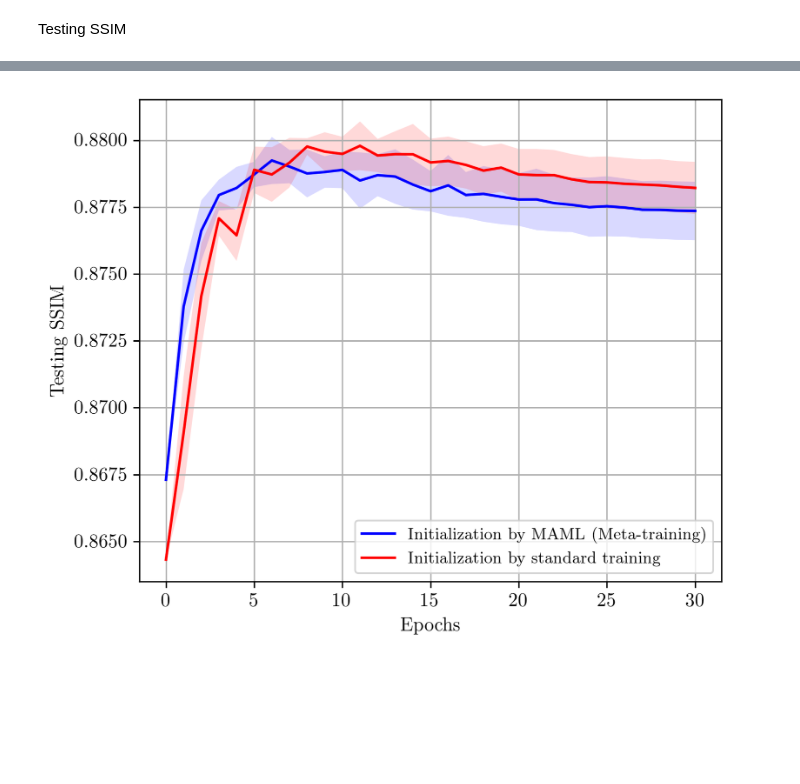
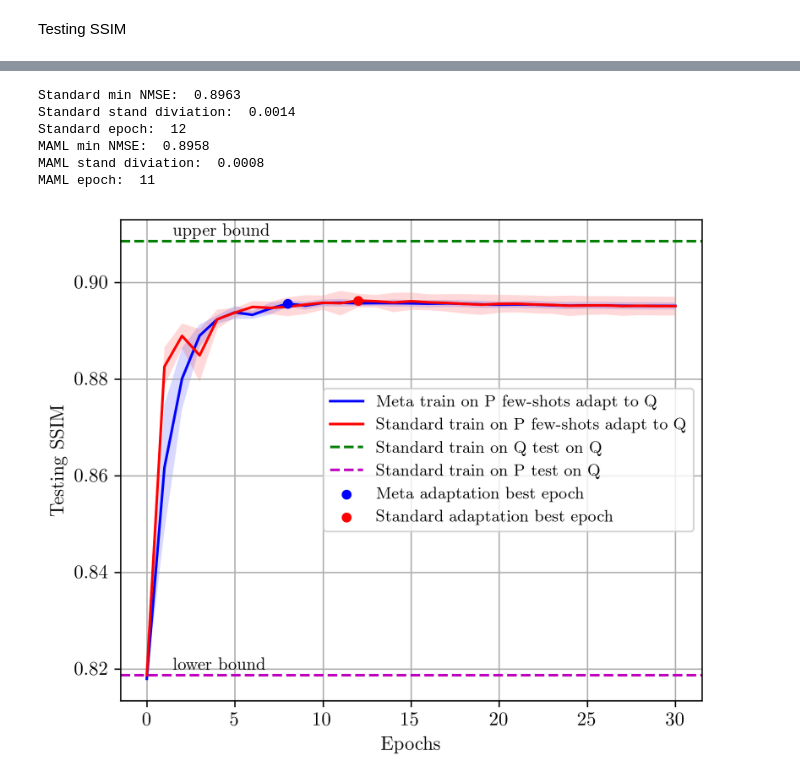
Before and after one commit to ChengYan97/metaMRI, a Jupyter notebook: run_fastMRI/sup_few-shots_cal_plot.ipynb, the cells around one changed output, grey strips where cells are left out. Saved outputs shown, nothing was run; the diff lists cells and outputs as text; code cells hidden in the pictures; blank space fills up the shorter version.

```diff
--- a/run_fastMRI/sup_few-shots_cal_plot.ipynb
+++ b/run_fastMRI/sup_few-shots_cal_plot.ipynb
@@ -76,13 +76,13 @@ data2 = []
 
 for i in range(1,6):
     # read csv
-    filename1 = f"/cheng/metaMRI/metaMRI/save/Conclusion 1/CAlr_Q1-3_adaption_5-shots/run-metaMRI_save_E_sup_maml_5few-adapt_lrCA0.001_Q3_seed{i}-tag-Testing NMSE.csv"
+    filename1 = f"/cheng/metaMRI/metaMRI/save/Conclusion 1/CAlr_Q1-3_adaption_5-shots/run-metaMRI_save_E_sup_maml_5few-adapt_lrCA0.001_Q2_seed{i}-tag-Testing NMSE.csv"
     df1 = pd.read_csv(filename1)
     # extract value
     values1 = df1['Value'].values
     data1.append(values1)
     # read csv
-    filename2 = f"/cheng/metaMRI/metaMRI/save/Conclusion 1/CAlr_Q1-3_adaption_5-shots/run-metaMRI_save_E_sup_standard_5few-adapt_lrCA0.001_Q3_seed{i}-tag-Testing NMSE.csv"
+    filename2 = f"/cheng/metaMRI/metaMRI/save/Conclusion 1/CAlr_Q1-3_adaption_5-shots/run-metaMRI_save_E_sup_standard_5few-adapt_lrCA0.001_Q2_seed{i}-tag-Testing NMSE.csv"
     df2 = pd.read_csv(filename2)
     # extract value
     values2 = df2['Value'].values
@@ -152,13 +152,13 @@ data2 = []
 
 for i in range(1,6):
     # read csv
-    filename1 = f"/cheng/metaMRI/metaMRI/save/Conclusion 1/CAlr_Q1-3_adaption_5-shots/run-metaMRI_save_E_sup_maml_5few-adapt_lrCA0.001_Q3_seed{i}-tag-Testing SSIM.csv"
+    filename1 = f"/cheng/metaMRI/metaMRI/save/Conclusion 1/CAlr_Q1-3_adaption_5-shots/run-metaMRI_save_E_sup_maml_5few-adapt_lrCA0.001_Q1_seed{i}-tag-Testing SSIM.csv"
     df1 = pd.read_csv(filename1)
     # extract value
     values1 = df1['Value'].values
     data1.append(values1)
     # read csv
-    filename2 = f"/cheng/metaMRI/metaMRI/save/Conclusion 1/CAlr_Q1-3_adaption_5-shots/run-metaMRI_save_E_sup_standard_5few-adapt_lrCA0.001_Q3_seed{i}-tag-Testing SSIM.csv"
+    filename2 = f"/cheng/metaMRI/metaMRI/save/Conclusion 1/CAlr_Q1-3_adaption_5-shots/run-metaMRI_save_E_sup_standard_5few-adapt_lrCA0.001_Q1_seed{i}-tag-Testing SSIM.csv"
     df2 = pd.read_csv(filename2)
     # extract value
     values2 = df2['Value'].values
@@ -197,19 +197,49 @@ MAML stand diviation:  0.0009
+# %%
+max_index2 = np.argmax(mean_values2)
+print('Standard min NMSE: ',  round(mean_values2[max_index2], 4))
+print('Standard stand diviation: ', round(std_values2[max_index2], 4))
+print('Standard epoch: ', max_index2)
+
+max_index1 = np.argmax(mean_values1)
+print('MAML min NMSE: ',  round(mean_values1[max_index1], 4))
+print('MAML stand diviation: ', round(std_values1[max_index1], 4))
+print('MAML epoch: ', max_index1)
+# %% [output]
+Standard min NMSE:  0.8963
+Standard stand diviation:  0.0014
+Standard epoch:  12
+MAML min NMSE:  0.8958
+MAML stand diviation:  0.0008
+MAML epoch:  11
+# %%
+max_index1 = 8
 # %%
+upper_bound = 0.9085
+lower_bound = 0.8187
+
 plt.figure(figsize=(6,5),dpi=300)
+plt.grid(True, zorder=1)    # grid on bottom
+# alpha: transparency
+plt.plot(range(0, 31), mean_values1, color=colors[0], label='Meta train on P few-shots adapt to Q')
+plt.fill_between(range(0, 31), mean_values1 - std_values1, mean_values1 + std_values1, color=colors[0], alpha=0.15, edgecolor=None)
+plt.plot(range(0, 31), mean_values2, color=colors[1], label='Standard train on P few-shots adapt to Q')
+plt.fill_between(range(0, 31), mean_values2 - std_values2, mean_values2 + std_values2, color=colors[1], alpha=0.15, edgecolor=None)
 
-# alpha: transparency
-plt.plot(range(0, 31), mean_values1, color=colors[0], label='Initialization by MAML (Meta-training)')
-plt.fill_between(range(0, 31), mean_values1 - std_values1, mean_values1 + std_values1, color=colors[0], alpha=0.15, edgecolor=None)
-plt.plot(range(0, 31), mean_values2, color=colors[1], label='Initialization by standard training')
-plt.fill_between(range(0, 31), mean_values2 - std_values2, mean_values2 + std_values2, color=colors[1], alpha=0.15, edgecolor=None)
+plt.axhline(y = upper_bound, color=colors[3], linestyle='--', label='Standard train on Q test on Q ')   # upper bound
+plt.text(1.5, upper_bound+0.0012, 'upper bound', color=colors[2])
+plt.axhline(y = lower_bound, color=colors[4], linestyle='--', label='Standard train on P test on Q')   # lower bound
+plt.text(1.5, lower_bound+0.001, 'lower bound', color=colors[2])
+
+plt.scatter(max_index1, mean_values1[max_index1], color=colors[0], s=FONTSIZE, label = 'Meta adaptation best epoch', zorder=2)
+plt.scatter(max_index2, mean_values2[max_index2], color=colors[1], s=FONTSIZE, label = 'Standard adaptation best epoch', zorder=2)
 
 plt.tick_params(axis='both', which='major', labelsize=FONTSIZE/2)
 plt.tick_params(axis='both', which='minor', labelsize=(FONTSIZE-2)/2)
 plt.xlabel('Epochs',fontsize=FONTSIZE/2)
 plt.ylabel('Testing SSIM',fontsize=FONTSIZE/2)
 #plt.title('Out-of-distribution Q3 Adaptation', fontsize = FONTSIZE/2)
 plt.legend(fontsize = (FONTSIZE-3)/2)
-plt.grid(True)
+
 plt.show()
 # %% [output]
-[figure, old version]
+[figure, new version]
```
Also changed, not shown: parts of 6 cells of this notebook, 34 other files.
